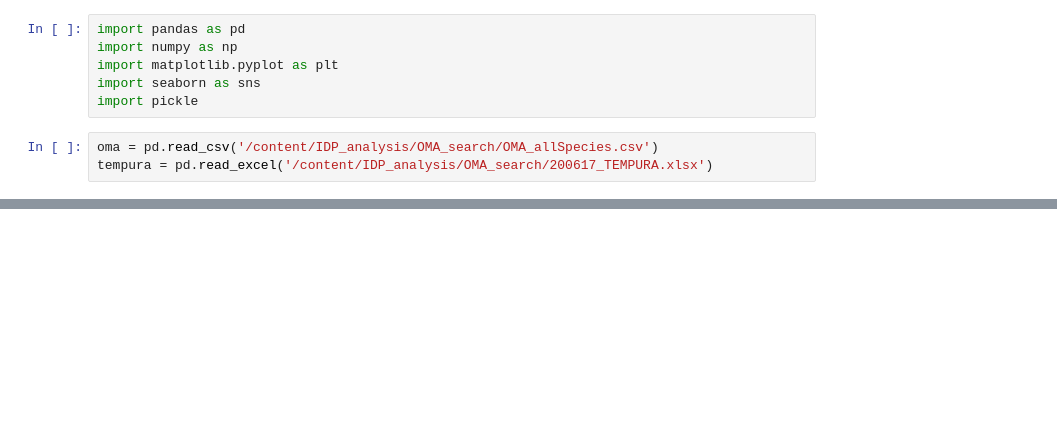
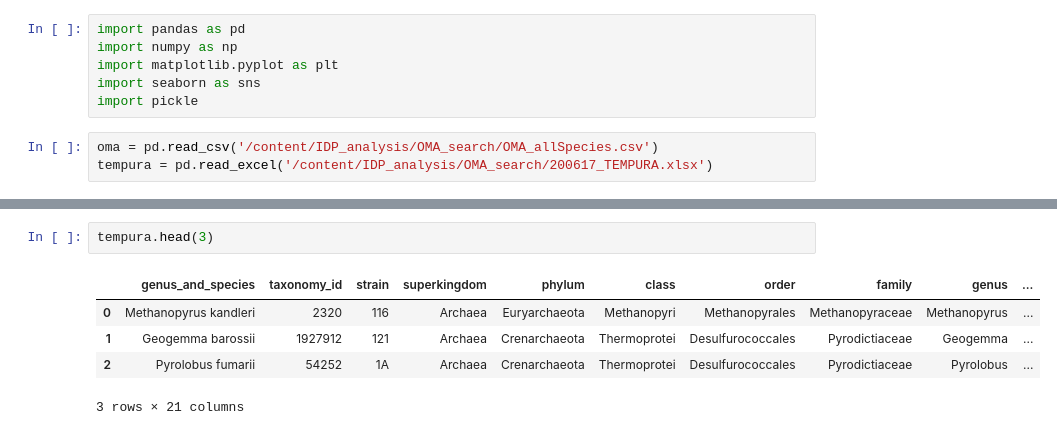
Before and after one commit to alibekk93/IDP_analysis, a Jupyter notebook: OMA_search/OMA_search.ipynb, the cells around one changed output, grey strips where cells are left out. Drawn from its saved outputs; the diff is of its cells as text; blank space fills up the shorter version.

```diff
--- a/OMA_search/OMA_search.ipynb
+++ b/OMA_search/OMA_search.ipynb
@@ -24,0 +32,8 @@ tempura = pd.read_excel('/content/IDP_analysis/OMA_search/200617_TEMPURA.xlsx')
+# %%
+tempura.head(3)
+# %% [output]
+|  | genus_and_species | taxonomy_id | strain | superkingdom | phylum | class | order | family | genus | ... |
+| 0 | Methanopyrus kandleri | 2320 | 116 | Archaea | Euryarchaeota | Methanopyri | Methanopyrales | Methanopyraceae | Methanopyrus | ... |
+| 1 | Geogemma barossii | 1927912 | 121 | Archaea | Crenarchaeota | Thermoprotei | Desulfurococcales | Pyrodictiaceae | Geogemma | ... |
+| 2 | Pyrolobus fumarii | 54252 | 1A | Archaea | Crenarchaeota | Thermoprotei | Desulfurococcales | Pyrodictiaceae | Pyrolobus | ... |
+3 rows × 21 columns
```
Also changed, not shown: parts of 6 cells of this notebook.
